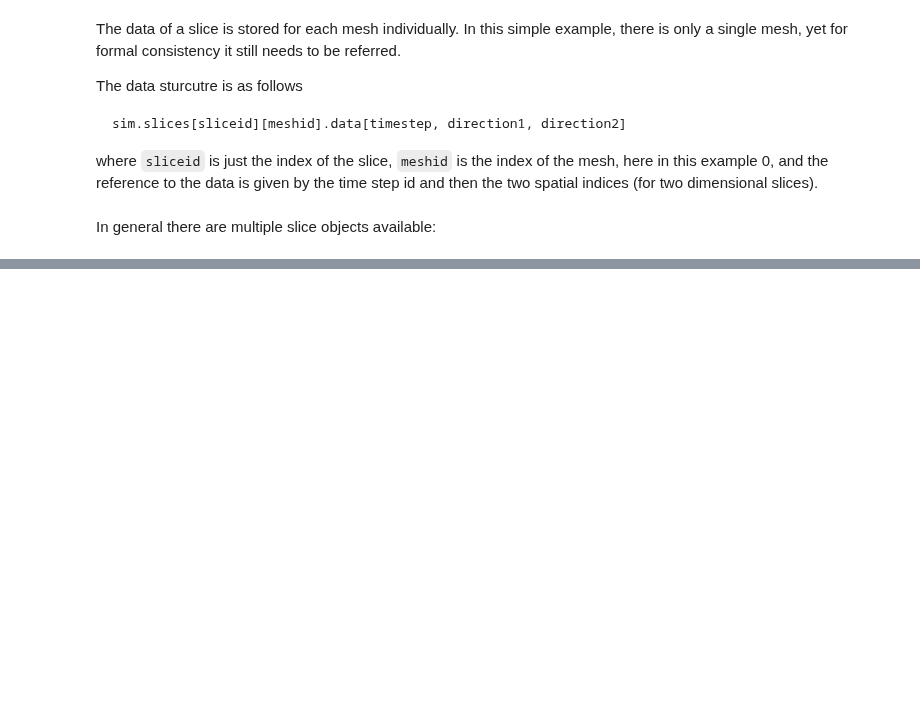
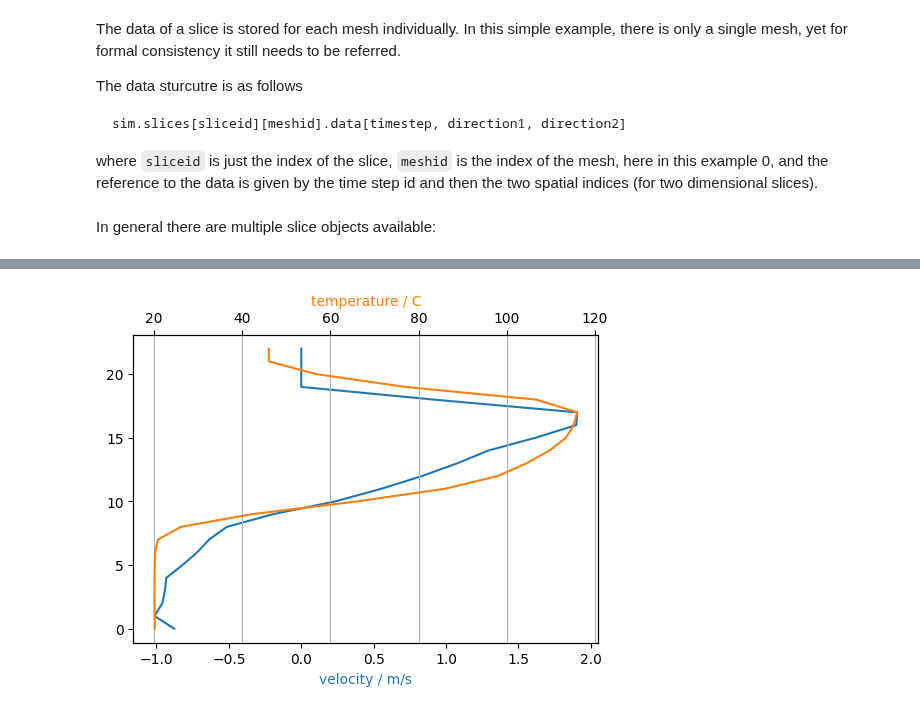
Before and after one commit to FireDynamics/LectureFireSimulation, a Jupyter notebook: book/content/tools/03_analysis/02_fdsreader.ipynb, the cells around one changed output, grey strips where cells are left out. Drawn from its saved outputs; the diff is of its cells as text; code cells hidden in the pictures; blank space fills up the shorter version.

```diff
--- a/book/content/tools/03_analysis/02_fdsreader.ipynb
+++ b/book/content/tools/03_analysis/02_fdsreader.ipynb
@@ -326,0 +518,21 @@ for i in range(slice_n):
+# %%
+# get the slice data as global objects
+u_slice = sim.slices.filter_by_quantity('U-VELOCITY').get_nearest(x=2, y=0).to_global()
+t_slice = sim.slices.filter_by_quantity('TEMPERATURE').get_nearest(x=2, y=0).to_global()
+# %%
+# define the time index
+it = sim.slices[0].get_nearest_timestep(100)
+# %%
+fig, ax1 = plt.subplots()
+ax2 = ax1.twiny()
+
+# select spatial index
+ix = 29
+
+ax1.plot(u_slice[it][ix,:], range(23), label='x-velocity', color='C0')
+ax2.plot(t_slice[it][ix,:], range(23), label='temperature', color='C1')
+ax1.set_xlabel('velocity / m/s', color='C0')
+ax2.set_xlabel('temperature / C', color='C1')
+plt.grid()
+# %% [output]
+[figure, added]
```
Also changed, not shown: parts of 47 cells of this notebook, 12 other files.
